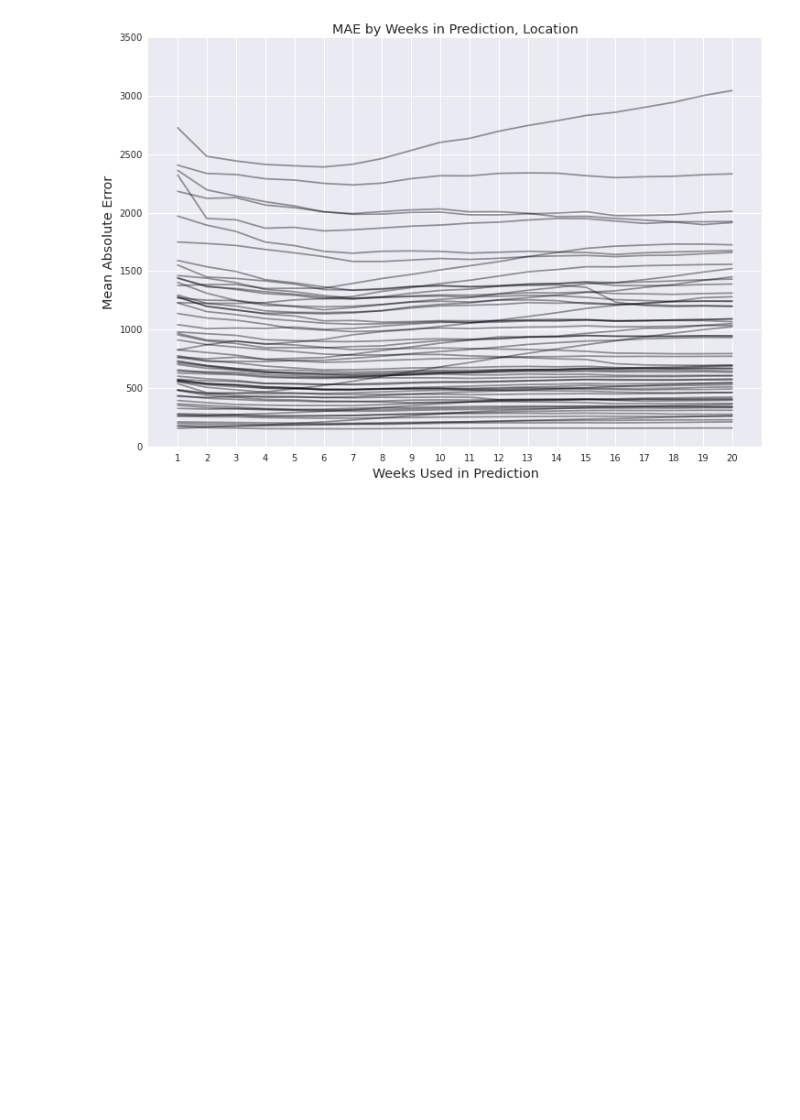
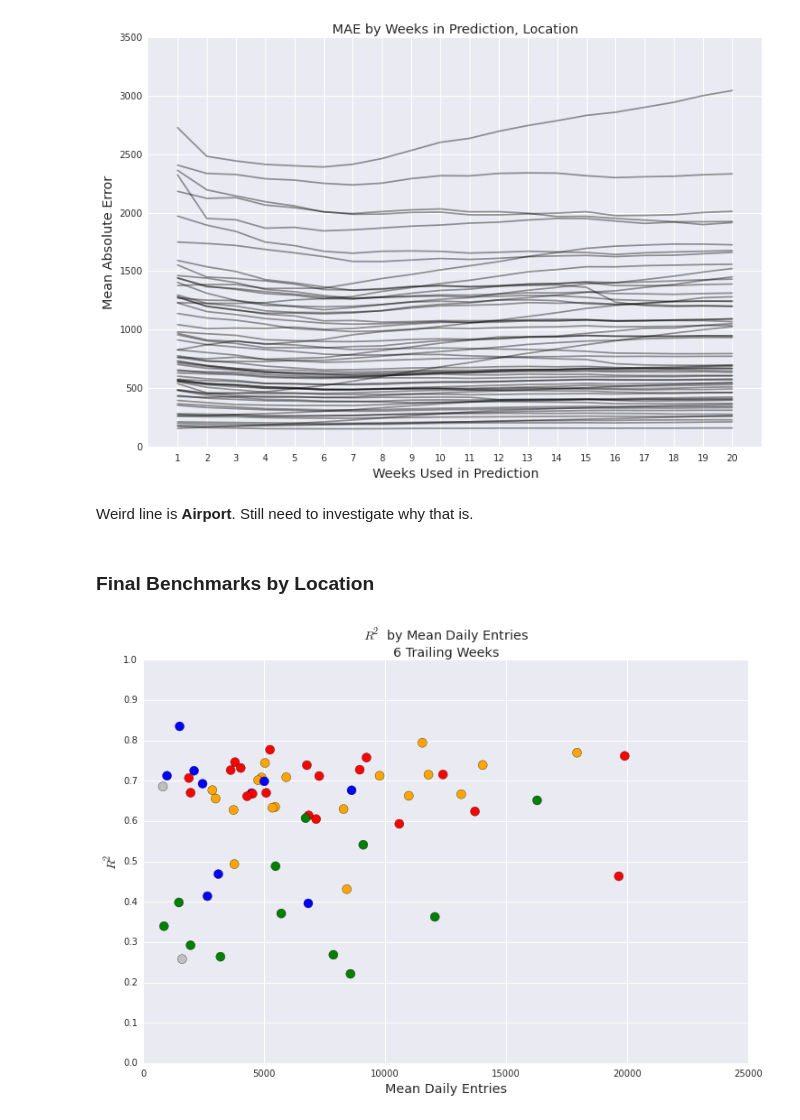
Before and after one commit to azampagl/harvard-capstone, a Jupyter notebook: src/prediction/simple_past_weeks_predictions.ipynb, the cells around one changed output. Saved outputs shown, nothing was run; the diff lists cells and outputs as text; code cells hidden in the pictures; blank space fills up the shorter version.

```diff
--- a/src/prediction/simple_past_weeks_predictions.ipynb
+++ b/src/prediction/simple_past_weeks_predictions.ipynb
@@ -47,0 +56,8 @@ gatecount.head()
+# %%
+# Get stations.
+stations = pd.read_csv('../../../data/Stations.csv')
+stations = stations[['stationid','name','line_1']]
+stations.rename(columns={'stationid':'locationid', 'line_1':'line'}, inplace=True)
+
+# Get locations locations.
+locationids = stations.locationid.unique()
@@ -137,3 +155,8 @@ plt.show()
 # %% [output]
 [figure]
 [figure]
+# %%
+# Max R^2.
+best_score_df = agg_scores[agg_scores['R^2'] == agg_scores['R^2'].max()]
+best_weeks_for_r2 = int(best_score_df.Weeks[0])
+best_score_df
@@ -142,8 +168,6 @@ plt.show()
 # %%
 # Container for R^2 scores.
 by_location_scores = pd.DataFrame(columns=['locationid','Weeks','R^2','MSE','MAE'])
-# All locations.
-locationids = gatecount_predictions.locationid.unique()
 
 # Traverse all locations and generate scores by week.
 for l in locationids:
@@ -156,6 +180,7 @@ for l in locationids:
         by_location_scores = by_location_scores.append([{
             'locationid': l,
             'Weeks': w,
+            'Mean Entries': loc_gatecount_predictions.ix[non_null_indices, 'entries'].mean(),
             'R^2': sklearn.metrics.r2_score(
                 loc_gatecount_predictions.ix[non_null_indices, 'entries'],
                 loc_gatecount_predictions.ix[non_null_indices, previous_weeks_prediction_col_prefix+str(w)]
@@ -208,3 +235,37 @@ plt.show()
 # %% [output]
 [figure]
 [figure]
+# %% [markdown]
+Weird line is **Airport**. Still need to investigate why that is.
+# %% [markdown]
+### Final Benchmarks by Location
+# %%
+# Get final R^2 scores at best week.
+final_benchmark_score = by_location_scores.ix[by_location_scores.Weeks==best_weeks_for_r2,['locationid','R^2','Mean Entries','MAE']]
+final_benchmark_score = final_benchmark_score.merge(stations)
+
+# Clean up columns.
+final_benchmark_score.rename(columns={'locationid':'Station #', 'name': 'Station Name', 'line': 'Main Line'}, inplace=True)
+final_benchmark_score = final_benchmark_score.ix[:,[0,4,5,2,3,1]]
+
+# Sort by entries.
+final_benchmark_score.sort('R^2', inplace=True, ascending=False)
+final_benchmark_score.reset_index(inplace=True, drop=True)
+
+# Get rid of odd negative R^2 cases.
+# final_benchmark_score = final_benchmark_score[final_benchmark_score['R^2'] > 0]
+# %%
+# R^2.
+plt.figure(figsize=(12,8))
+plt.scatter(final_benchmark_score['Mean Entries'], final_benchmark_score['R^2'], c=final_benchmark_score['Main Line'], s=100)
+# Prettify.
+plt.title('$R^2$ by Mean Daily Entries\n%d Trailing Weeks' % best_weeks_for_r2, fontsize='x-large')
+plt.xlabel('Mean Daily Entries', fontsize='x-large')
+plt.ylabel('$R^2$', fontsize='x-large')
+plt.ylim(0,1)
+plt.xlim(0, plt.xlim()[1])
+plt.yticks(np.linspace(0,1,11))
+# Show.
+plt.show()
+# %% [output]
+[figure, added]
```
Also changed, not shown: parts of 8 cells of this notebook.
